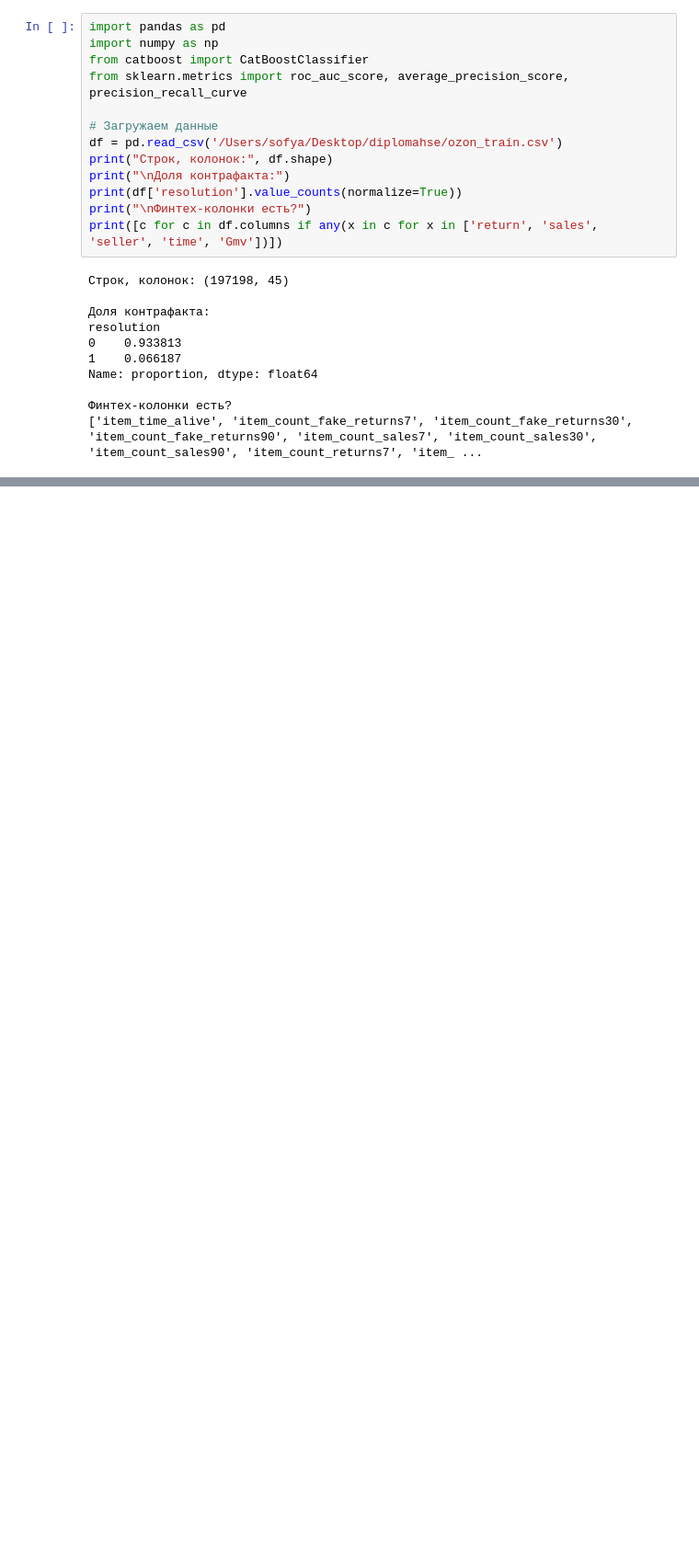
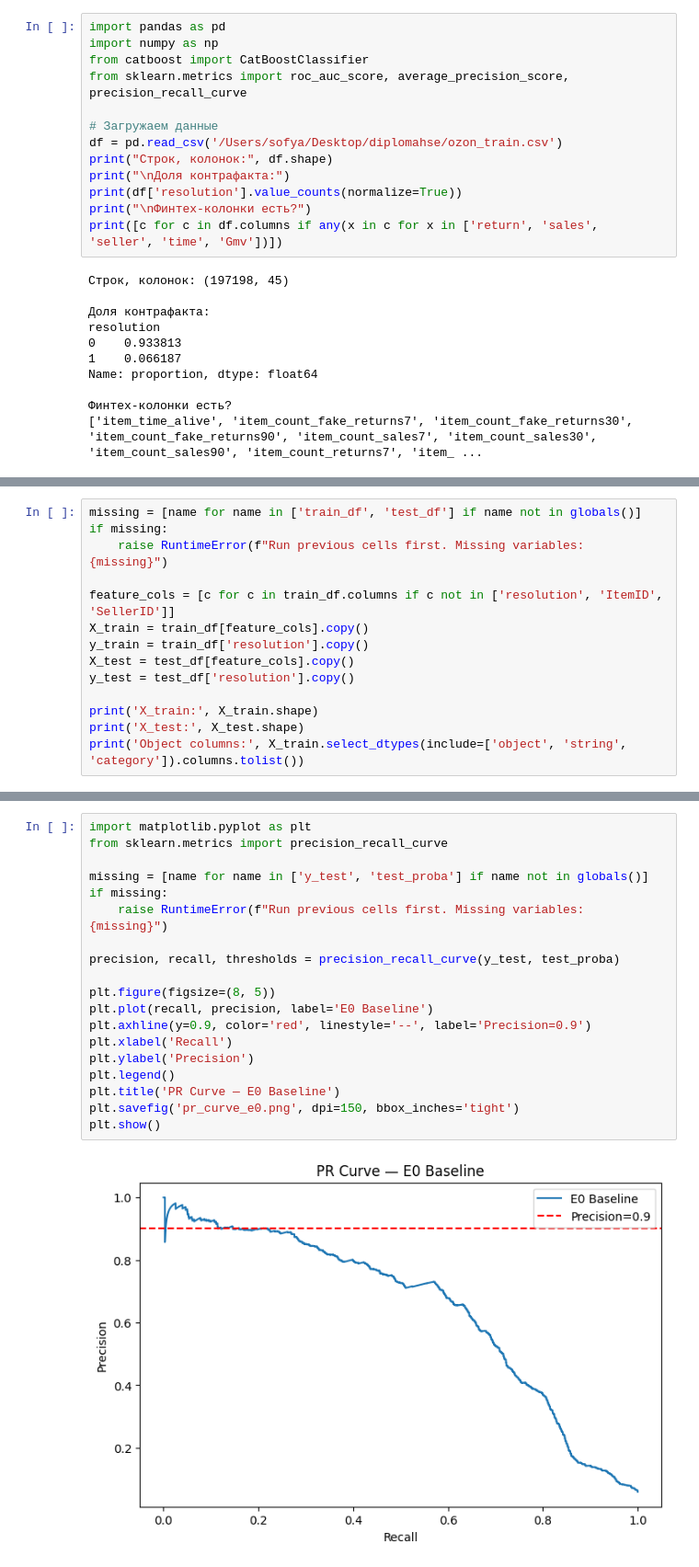
Before and after one commit to women-in-data/master-thesis-2025, a Jupyter notebook: fintech_approaches/fintech_experiment.ipynb, the cells around one changed output, grey strips where cells are left out. Shown at 92% size. Cells and saved outputs as stored; diff of their text form; blank space fills up the shorter version.

```diff
--- a/fintech_approaches/fintech_experiment.ipynb
+++ b/fintech_approaches/fintech_experiment.ipynb
@@ -82,3 +104,17 @@ min             0.000                0.000            0.000       0.000
 50%             0.000                0.000            0.000       0.000
 75%             0.000                0.000            0.000       0.000
 max             2.000                2.000           31.240       1.000
+# %%
+missing = [name for name in ['train_df', 'test_df'] if name not in globals()]
+if missing:
+    raise RuntimeError(f"Run previous cells first. Missing variables: {missing}")
+
+feature_cols = [c for c in train_df.columns if c not in ['resolution', 'ItemID', 'SellerID']]
+X_train = train_df[feature_cols].copy()
+y_train = train_df['resolution'].copy()
+X_test = test_df[feature_cols].copy()
+y_test = test_df['resolution'].copy()
+
+print('X_train:', X_train.shape)
+print('X_test:', X_test.shape)
+print('Object columns:', X_train.select_dtypes(include=['object', 'string', 'category']).columns.tolist())
@@ -84,0 +230,21 @@ max             2.000                2.000           31.240       1.000
+# %%
+import matplotlib.pyplot as plt
+from sklearn.metrics import precision_recall_curve
+
+missing = [name for name in ['y_test', 'test_proba'] if name not in globals()]
+if missing:
+    raise RuntimeError(f"Run previous cells first. Missing variables: {missing}")
+
+precision, recall, thresholds = precision_recall_curve(y_test, test_proba)
+
+plt.figure(figsize=(8, 5))
+plt.plot(recall, precision, label='E0 Baseline')
+plt.axhline(y=0.9, color='red', linestyle='--', label='Precision=0.9')
+plt.xlabel('Recall')
+plt.ylabel('Precision')
+plt.legend()
+plt.title('PR Curve — E0 Baseline')
+plt.savefig('pr_curve_e0.png', dpi=150, bbox_inches='tight')
+plt.show()
+# %% [output]
+[figure, added]
```
Also changed, not shown: parts of 20 cells of this notebook, 45 other files.
